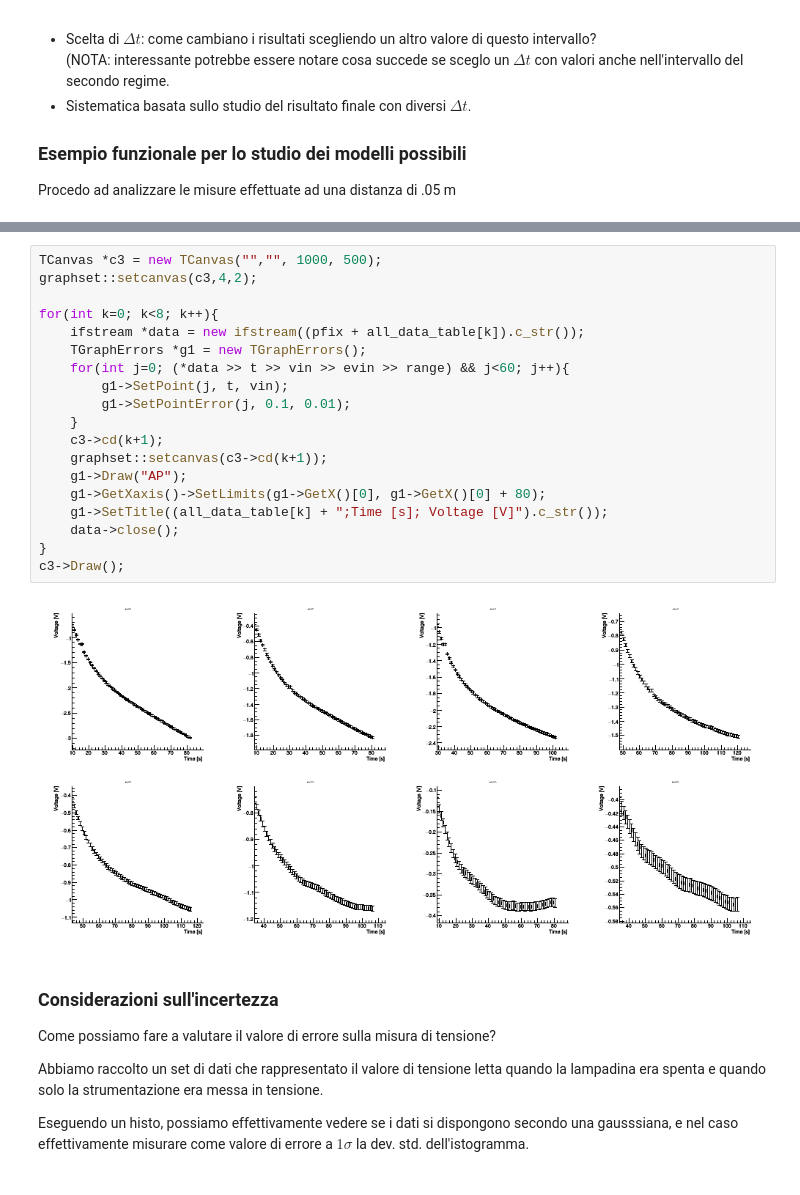
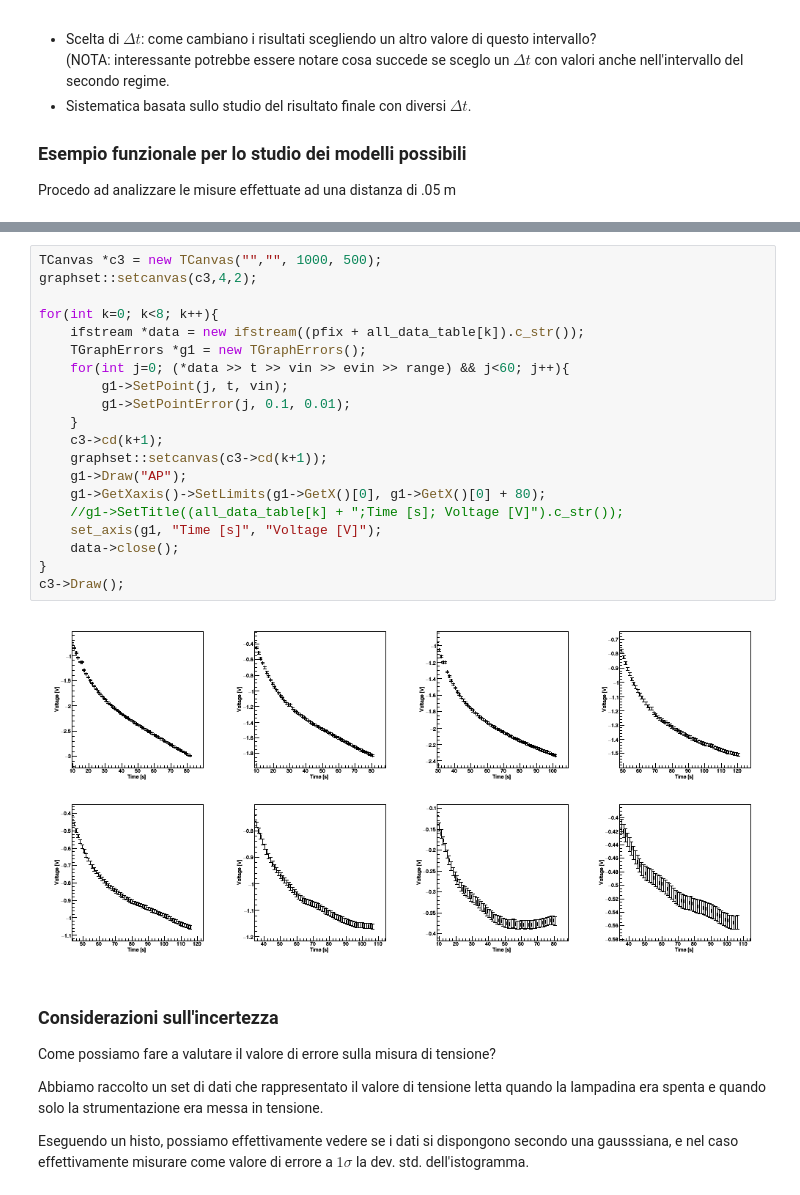
Before and after one commit to mattiasotgia/Lab2, a Jupyter notebook: esperienza_4__irraggiamento_lampadina/analisi_dati/2021_12_21_data_analysis_LAB_R2.ipynb, the cells around one changed output, grey strips where cells are left out. Drawn from its saved outputs; the diff is of its cells as text.

Commit message:
[LabTools:future fix] Fix `graphset` methods to make plots easier (multiplots and multipads) Fixes #2

```diff
--- a/esperienza_4__irraggiamento_lampadina/analisi_dati/2021_12_21_data_analysis_LAB_R2.ipynb
+++ b/esperienza_4__irraggiamento_lampadina/analisi_dati/2021_12_21_data_analysis_LAB_R2.ipynb
@@ -146,24 +147,25 @@ data_table.close();
 # %%
 TCanvas *c3 = new TCanvas("","", 1000, 500);
 graphset::setcanvas(c3,4,2);
 
 for(int k=0; k<8; k++){
     ifstream *data = new ifstream((pfix + all_data_table[k]).c_str());
     TGraphErrors *g1 = new TGraphErrors();
     for(int j=0; (*data >> t >> vin >> evin >> range) && j<60; j++){
         g1->SetPoint(j, t, vin);
         g1->SetPointError(j, 0.1, 0.01);
     }
     c3->cd(k+1);
     graphset::setcanvas(c3->cd(k+1));
     g1->Draw("AP");
     g1->GetXaxis()->SetLimits(g1->GetX()[0], g1->GetX()[0] + 80);
-    g1->SetTitle((all_data_table[k] + ";Time [s]; Voltage [V]").c_str());
+    //g1->SetTitle((all_data_table[k] + ";Time [s]; Voltage [V]").c_str());
+    set_axis(g1, "Time [s]", "Voltage [V]");
     data->close();
 }
 c3->Draw();
 # %% [output]
-[figure, old version]
+[figure, new version]
 # %% [markdown]
 ### Considerazioni sull'incertezza
 
```
Also changed, not shown: parts of 4 cells of this notebook, 11 other files.
